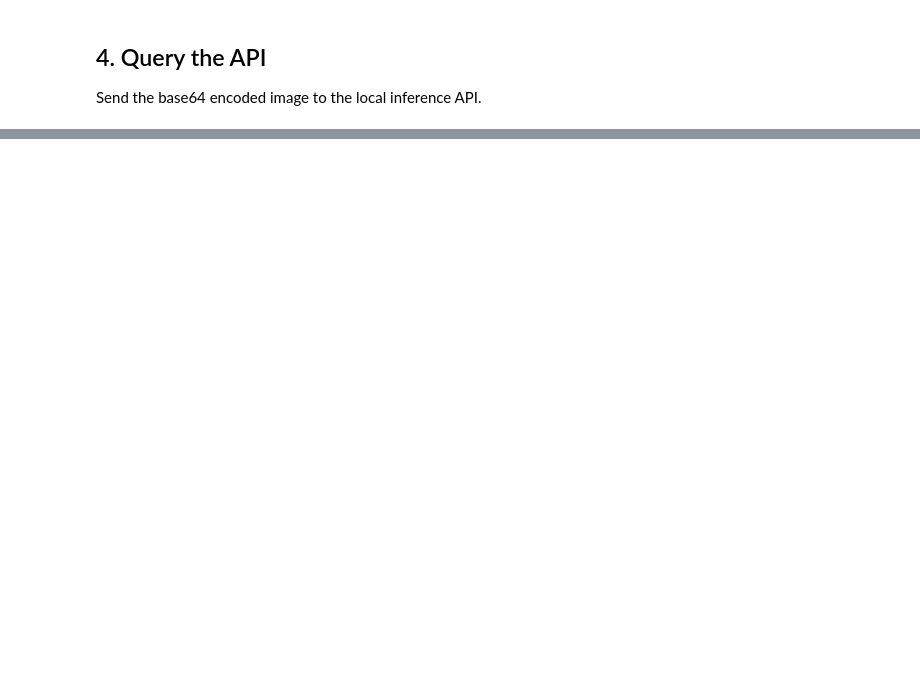
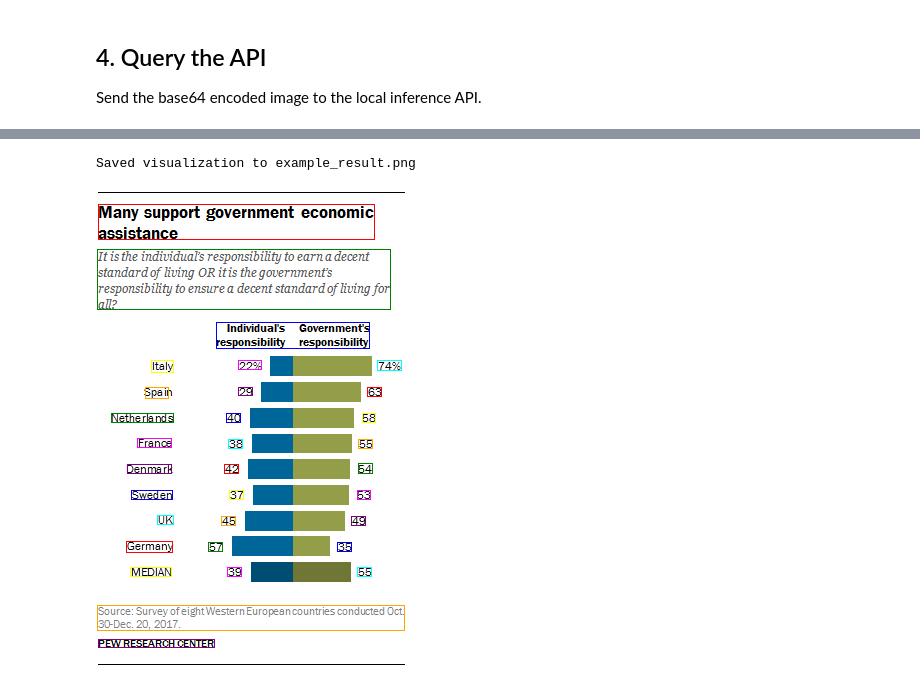
Before and after one commit to vikalluru/getting-started-with-nvidia-document-extraction, a Jupyter notebook: nemoretriever_ocr_v1_example.ipynb, the cells around one changed output, grey strips where cells are left out. Saved outputs shown, nothing was run; the diff lists cells and outputs as text; code cells hidden in the pictures; blank space fills up the shorter version.

Commit message:
Tested OCR example
Signed-off-by: Vineeth Kalluru <vikalluru@nvidia.com>

```diff
--- a/nemoretriever_ocr_v1_example.ipynb
+++ b/nemoretriever_ocr_v1_example.ipynb
@@ -82,0 +103,68 @@ except requests.exceptions.RequestException as e:
+# %%
+from PIL import Image, ImageDraw, ImageFont
+import requests
+from io import BytesIO
+
+# Download the image for visualization
+response = requests.get(image_url)
+image = Image.open(BytesIO(response.content))
+image.save("example.png")
+
+# --- Convert API response to visualization format ---
+
+# Extract text detections from the API result
+text_detections = result["data"][0]["text_detections"]
+
+# Convert bounding box format from 'points' to xmin/ymin/xmax/ymax
+detections = []
+for detection in text_detections:
+    points = detection["bounding_box"]["points"]
+    # Points are ordered: top-left, top-right, bottom-right, bottom-left
+    x_coords = [p["x"] for p in points]
+    y_coords = [p["y"] for p in points]
+
+    detections.append({
+        "bbox": {
+            "xmin": min(x_coords),
+            "ymin": min(y_coords),
+            "xmax": max(x_coords),
+            "ymax": max(y_coords)
+        },
+        "text": detection["text_prediction"]["text"],
+        "confidence": detection["text_prediction"]["confidence"]
+    })
+
+# --- Visualization ---
+
+draw = ImageDraw.Draw(image)
+width, height = image.size
+
+colors = ["red", "green", "blue", "yellow", "magenta", "cyan", "orange", "purple"]
+
+try:
+    font = ImageFont.truetype("arial.ttf", 16)
+except IOError:
+    font = ImageFont.load_default()
+
+for i, det in enumerate(detections):
+    bbox = det["bbox"]
+    # Convert normalized coordinates to pixel values
+    left = bbox["xmin"] * width
+    top = bbox["ymin"] * height
+    right = bbox["xmax"] * width
+    bottom = bbox["ymax"] * height
+
+    # Choose a color for the box
+    color = colors[i % len(colors)]
+
+    # Draw the bounding box with a thin outline
+    draw.rectangle([left, top, right, bottom], outline=color, width=1)
+
+image.save("example_result.png")
+print("Saved visualization to example_result.png")
+
+# Display the image in notebook
+image
+# %% [output]
+Saved visualization to example_result.png
+[figure, added]
```
Also changed, not shown: parts of 3 cells of this notebook.
